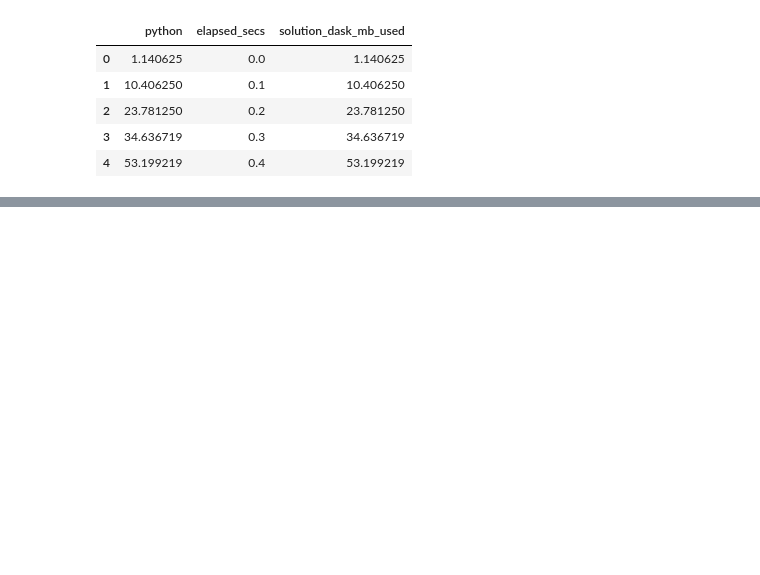
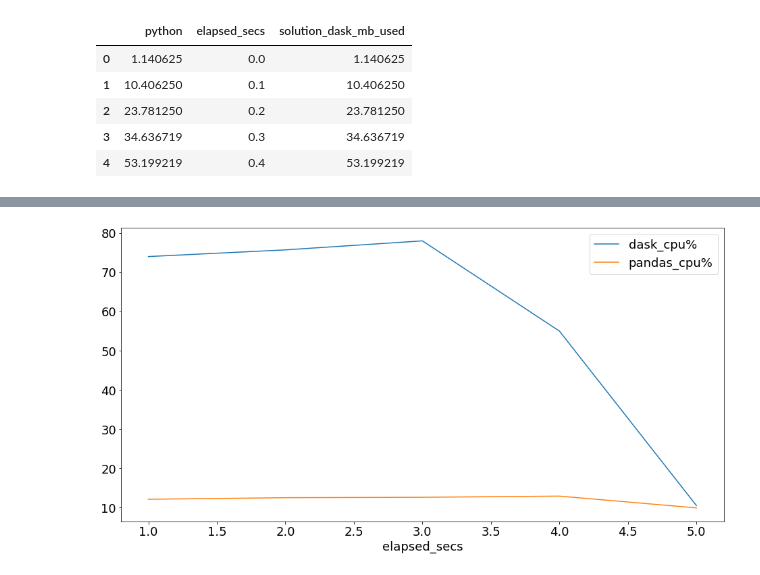
Before and after one commit to TDADSBootcamp/Advanced-Bigger-Data, a Jupyter notebook: notebooks/performance.ipynb, the cells around one changed output, grey strips where cells are left out. Saved outputs shown, nothing was run; the diff lists cells and outputs as text; code cells hidden in the pictures; blank space fills up the shorter version.

```diff
--- a/notebooks/performance.ipynb
+++ b/notebooks/performance.ipynb
@@ -114,0 +129,7 @@ plot_mem_line_chart(solution_pandas_df, ['solution_pandas_mb_used', 'solution_pa
+# %%
+cpu_df = pd.read_csv('pandas_vs_dask_cpu.csv')
+
+cpu_df.plot(x='elapsed_secs')
+plt.savefig('dask_cpu.png', bbox_inches='tight')
+# %% [output]
+[figure, added]
```
Also changed, not shown: parts of 7 cells of this notebook, 7 other files.
